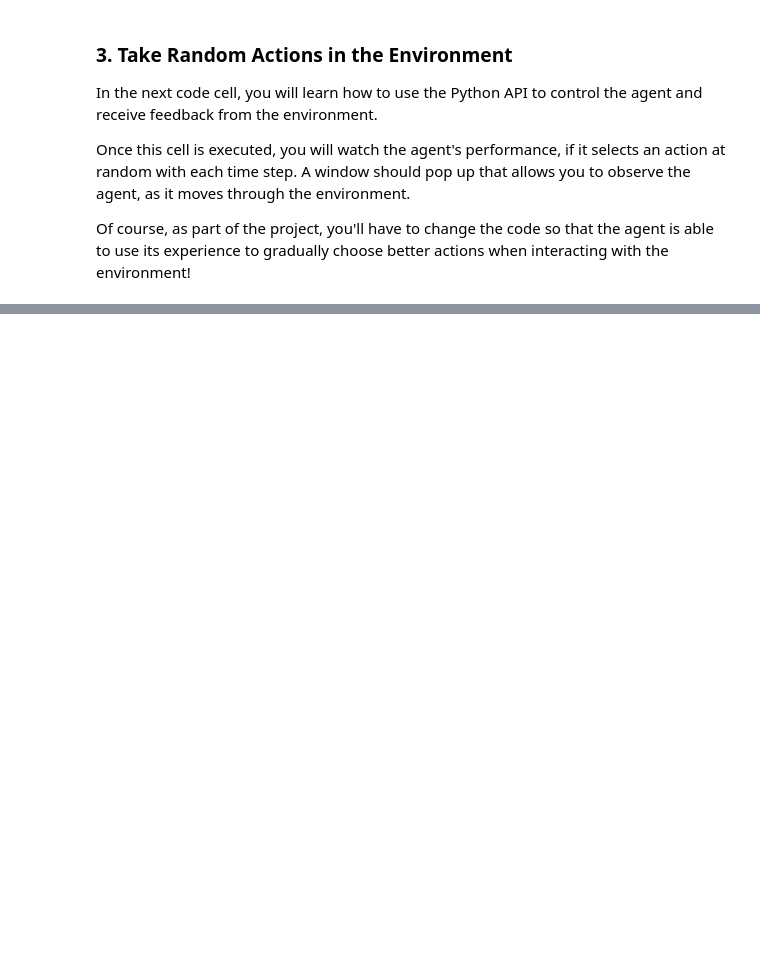
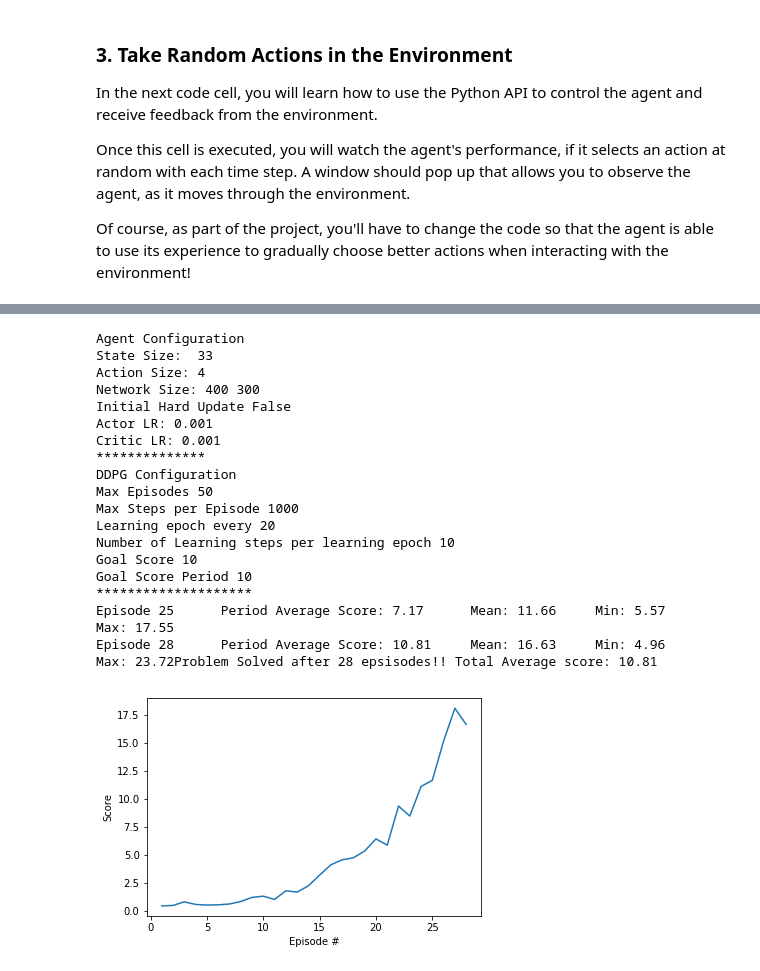
Before and after one commit to BillMatthews/drlnd-continous-control, a Jupyter notebook: Continuous_Control.ipynb, the cells around one changed output, grey strips where cells are left out. Cells and saved outputs as stored; diff of their text form; code cells hidden in the pictures; blank space fills up the shorter version.

```diff
--- a/Continuous_Control.ipynb
+++ b/Continuous_Control.ipynb
@@ -571,6 +101,0 @@ for size in hidden_layers:
-# %%
-agent = Agent(state_size = state_size, action_size = action_size, random_seed = SEED, batch_norm_layer=True)
-print('\nWith Batch Normalisation Layer\n')
-scores = ddpg(agent, env, brain_name)
-
-plot_scores(scores)
@@ -602,0 +102,16 @@ for rate in tau_rates:
+# %%
+env_info = env.reset(train_mode=False)[brain_name]     # reset the environment
+states = env_info.vector_observations                  # get the current state (for each agent)
+scores = np.zeros(num_agents)                          # initialize the score (for each agent)
+for _ in range(500):
+    actions = np.random.randn(num_agents, action_size) # select an action (for each agent)
+    actions = np.clip(actions, -1, 1)                  # all actions between -1 and 1
+    env_info = env.step(actions)[brain_name]           # send all actions to tne environment
+    next_states = env_info.vector_observations         # get next state (for each agent)
+    rewards = env_info.rewards                         # get reward (for each agent)
+    dones = env_info.local_done                        # see if episode finished
+    scores += env_info.rewards                         # update the score (for each agent)
+    states = next_states                               # roll over states to next time step
+    if np.any(dones):                                  # exit loop if episode finished
+        break
+print('Total score (averaged over agents) this episode: {}'.format(np.mean(scores)))
@@ -602,0 +142,13 @@ for rate in tau_rates:
+# %%
+def hidden_init(layer):
+    fan_in = layer.weight.data.size()[0]
+    lim = 1. / np.sqrt(fan_in)
+    return (-lim, lim)
+
+def graph_scores(scores):
+    fig = plt.figure()
+    ax = fig.add_subplot(111)
+    plt.plot(np.arange(1, len(scores) + 1), scores)
+    plt.ylabel('Score')
+    plt.xlabel('Episode #')
+    plt.show()
@@ -602,0 +534,29 @@ for rate in tau_rates:
+# %%
+exp_goal_score = 10
+exp_goal_period = 10
+exp_num_episodes = 50
+# %%
+# Baseline configuration
+agent = Agent(state_size=state_size, action_size=action_size, random_seed=random_seed)
+scores = ddpg(env, agent, goal_score = exp_goal_score, goal_period = exp_goal_period, num_episodes = exp_num_episodes)
+graph_scores(scores)
+# %% [output]
+Agent Configuration
+State Size:  33
+Action Size: 4
+Network Size: 400 300
+Initial Hard Update False
+Actor LR: 0.001
+Critic LR: 0.001
+**************
+DDPG Configuration
+Max Episodes 50
+Max Steps per Episode 1000
+Learning epoch every 20
+Number of Learning steps per learning epoch 10
+Goal Score 10
+Goal Score Period 10
+********************
+Episode 25      Period Average Score: 7.17      Mean: 11.66     Min: 5.57       Max: 17.55
+Episode 28      Period Average Score: 10.81     Mean: 16.63     Min: 4.96       Max: 23.72Problem Solved after 28 epsisodes!! Total Average score: 10.81
+[figure, added]
```
Also changed, not shown: parts of 59 cells of this notebook, 5 other files.
